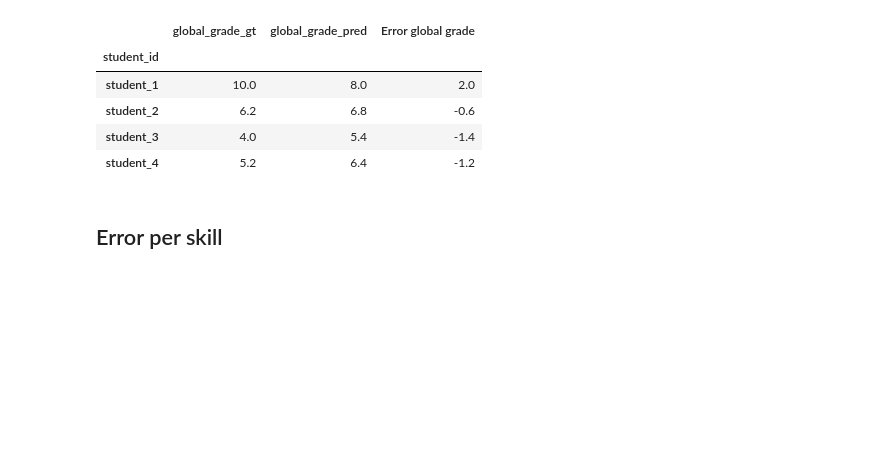
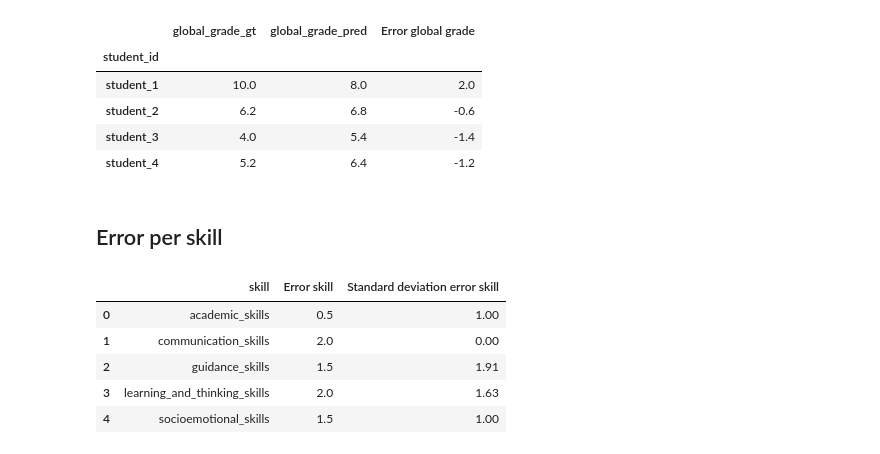
Before and after one commit to albadiegovelarde/student_marks, a Jupyter notebook: notebooks/metrics.ipynb, the cells around one changed output. Saved outputs shown, nothing was run; the diff lists cells and outputs as text; code cells hidden in the pictures; blank space fills up the shorter version.

```diff
--- a/notebooks/metrics.ipynb
+++ b/notebooks/metrics.ipynb
@@ -88,4 +108,13 @@ error_per_skill = error_per_skill.rename(columns={
 })
+# %%
+error_per_skill
+# %% [output]
+|  | skill | Error skill | Standard deviation error skill |
+| 0 | academic_skills | 0.5 | 1.00 |
+| 1 | communication_skills | 2.0 | 0.00 |
+| 2 | guidance_skills | 1.5 | 1.91 |
+| 3 | learning_and_thinking_skills | 2.0 | 1.63 |
+| 4 | socioemotional_skills | 1.5 | 1.00 |
 # %%
 for skill in error_per_skill["skill"].unique():
     error_per_skill.loc[error_per_skill["skill"]==skill, "Number students error other than 0"] = len(student_grades_gt_preds.loc[(student_grades_gt_preds["skill"]==skill)&(student_grades_gt_preds["Error skill"]!=0)])
```
Also changed, not shown: parts of 3 cells of this notebook, 1 other file.
